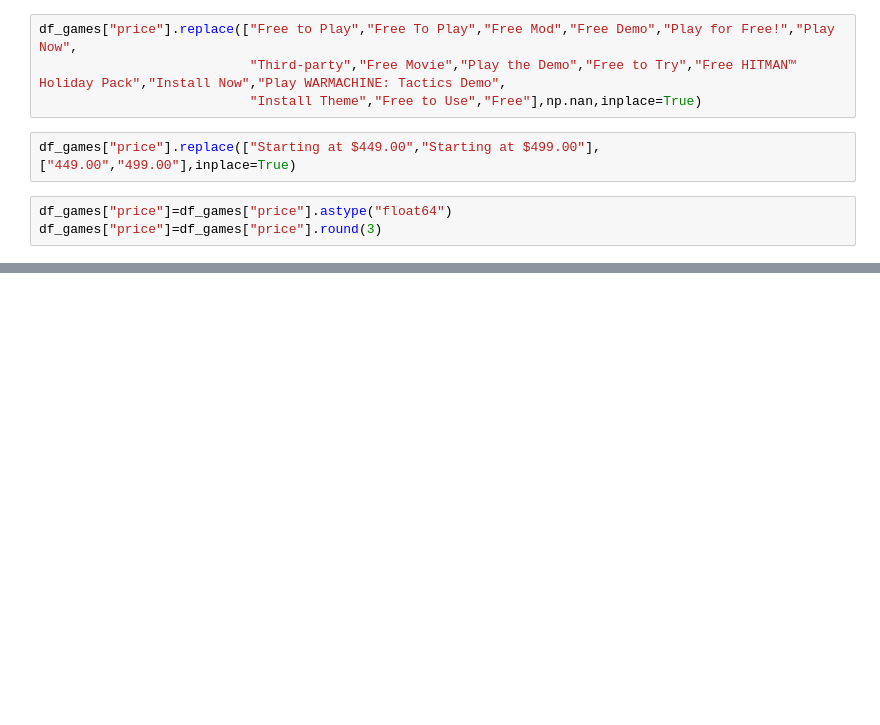
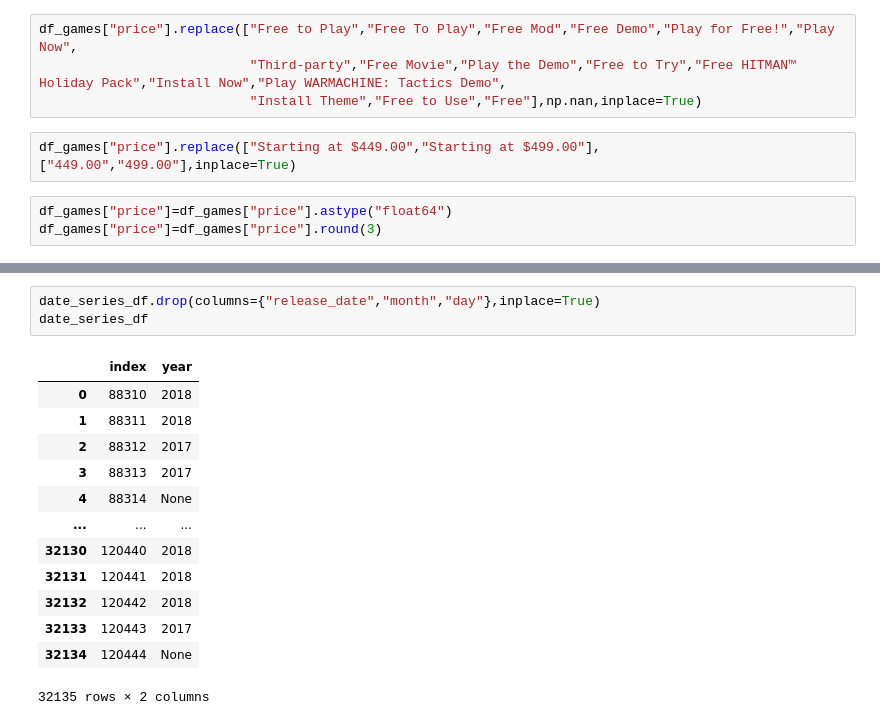
Before and after one commit to AbnGrp/IP_ML, a Jupyter notebook: ETL_processes/steam_games.ipynb, the cells around one changed output, grey strips where cells are left out. Cells and saved outputs as stored; diff of their text form; blank space fills up the shorter version.

```diff
--- a/ETL_processes/steam_games.ipynb
+++ b/ETL_processes/steam_games.ipynb
@@ -256,0 +307,17 @@ df_games.head(3)
+# %%
+date_series_df.drop(columns={"release_date","month","day"},inplace=True)
+date_series_df
+# %% [output]
+|  | index | year |
+| 0 | 88310 | 2018 |
+| 1 | 88311 | 2018 |
+| 2 | 88312 | 2017 |
+| 3 | 88313 | 2017 |
+| 4 | 88314 | None |
+| ... | ... | ... |
+| 32130 | 120440 | 2018 |
+| 32131 | 120441 | 2018 |
+| 32132 | 120442 | 2018 |
+| 32133 | 120443 | 2017 |
+| 32134 | 120444 | None |
+32135 rows × 2 columns
```
Also changed, not shown: parts of 17 cells of this notebook, 1 other file.
